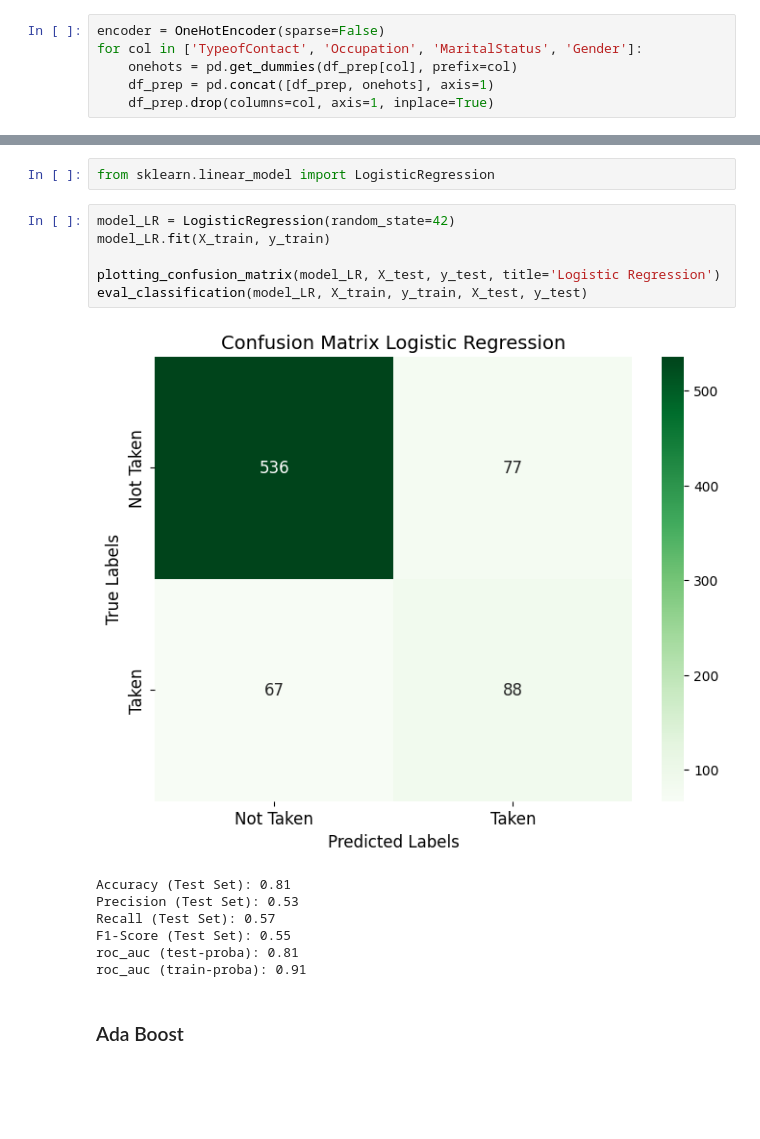
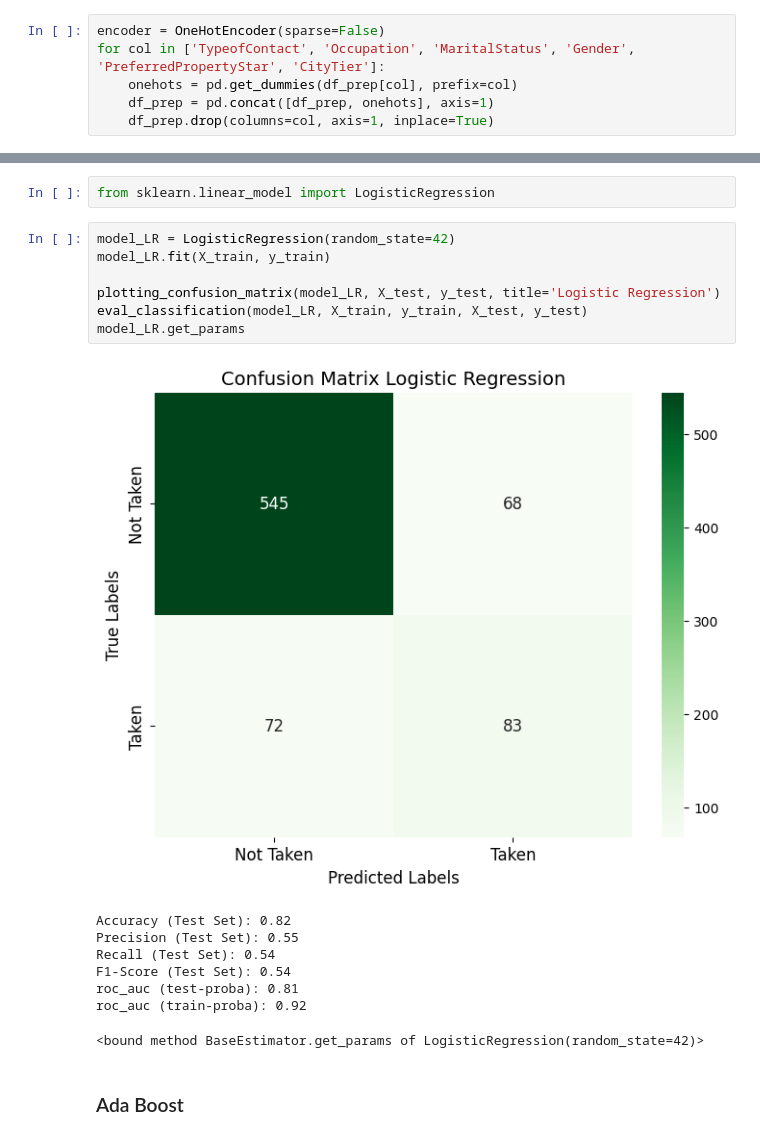
Before and after one commit to damaraira/ByteBenders, a Jupyter notebook: Modeling_Final Project.ipynb, the cells around one changed output, grey strips where cells are left out. Cells and saved outputs as stored; diff of their text form; blank space fills up the shorter version.

```diff
--- a/Modeling_Final Project.ipynb
+++ b/Modeling_Final Project.ipynb
@@ -265,7 +307,7 @@ df_prep['CityTier'].unique()
 array([3, 1, 2], dtype=int64)
 # %%
 encoder = OneHotEncoder(sparse=False)
-for col in ['TypeofContact', 'Occupation', 'MaritalStatus', 'Gender']:
+for col in ['TypeofContact', 'Occupation', 'MaritalStatus', 'Gender', 'PreferredPropertyStar', 'CityTier']:
     onehots = pd.get_dummies(df_prep[col], prefix=col)
     df_prep = pd.concat([df_prep, onehots], axis=1)
     df_prep.drop(columns=col, axis=1, inplace=True)
@@ -519,17 +523,19 @@ from sklearn.linear_model import LogisticRegression
 # %%
 model_LR = LogisticRegression(random_state=42)
 model_LR.fit(X_train, y_train)
 
 plotting_confusion_matrix(model_LR, X_test, y_test, title='Logistic Regression')
 eval_classification(model_LR, X_train, y_train, X_test, y_test)
+model_LR.get_params
 # %% [output]
-[figure, old version]
+[figure, new version]
-Accuracy (Test Set): 0.81
-Precision (Test Set): 0.53
-Recall (Test Set): 0.57
-F1-Score (Test Set): 0.55
+Accuracy (Test Set): 0.82
+Precision (Test Set): 0.55
+Recall (Test Set): 0.54
+F1-Score (Test Set): 0.54
 roc_auc (test-proba): 0.81
-roc_auc (train-proba): 0.91
+roc_auc (train-proba): 0.92
+<bound method BaseEstimator.get_params of LogisticRegression(random_state=42)>
 # %% [markdown]
 ### Ada Boost
 # %%
```
Also changed, not shown: parts of 72 cells of this notebook.
